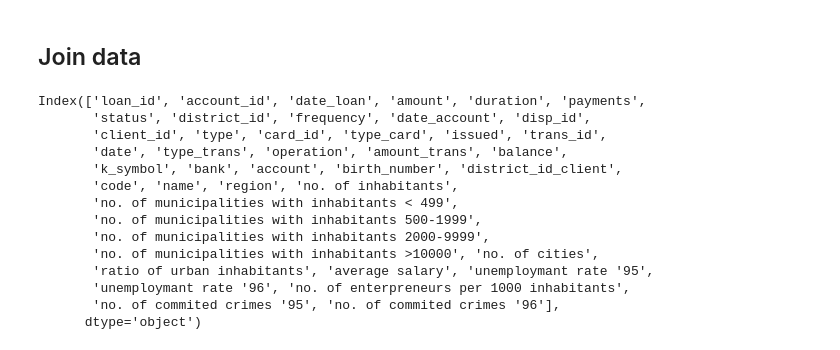
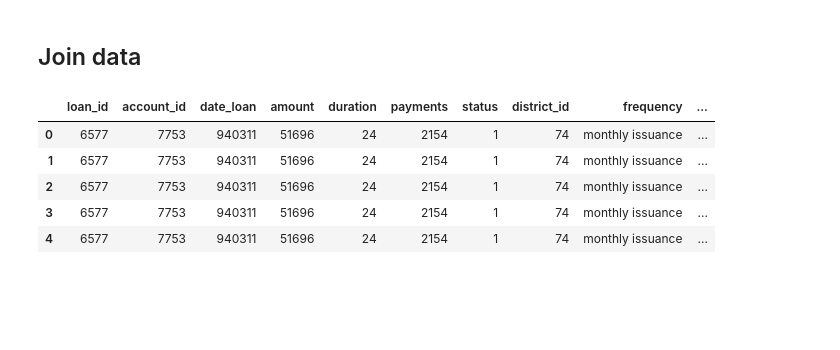
Before and after one commit to JoaoCostaIFG/AC, a Jupyter notebook: Banking.ipynb, the cells around one changed output. Saved outputs shown, nothing was run; the diff lists cells and outputs as text; code cells hidden in the pictures; blank space fills up the shorter version.

```diff
--- a/Banking.ipynb
+++ b/Banking.ipynb
@@ -40,29 +82,21 @@ trans_df
 # %%
 def join(df1, df2, key1, key2, suff, t="inner"):
     return df1.merge(df2, left_on=key1, right_on=key2, how=t, suffixes=suff)
 
-# Account U
+# join all data into a single table
 join_df = join(loan_df, account_df, 'account_id', 'account_id', ['_loan', '_account'])
 join_df = join(join_df, disp_df, 'account_id', 'account_id', ['', '_disp'])
 join_df = join(join_df, card_df, 'disp_id', 'disp_id', ['', '_card'])
 join_df = join(join_df, trans_df, 'account_id', 'account_id', ['', '_trans'])
 join_df = join(join_df, client_df, 'client_id', 'client_id', ['', '_client'])
 join_df = join(join_df, district_df, 'district_id', 'code', ['', '_district'])
 
 df = join_df
-join_df.columns
+join_df.head()
 # %% [output]
-Index(['loan_id', 'account_id', 'date_loan', 'amount', 'duration', 'payments',
-       'status', 'district_id', 'frequency', 'date_account', 'disp_id',
-       'client_id', 'type', 'card_id', 'type_card', 'issued', 'trans_id',
-       'date', 'type_trans', 'operation', 'amount_trans', 'balance',
-       'k_symbol', 'bank', 'account', 'birth_number', 'district_id_client',
-       'code', 'name', 'region', 'no. of inhabitants',
-       'no. of municipalities with inhabitants < 499',
-       'no. of municipalities with inhabitants 500-1999',
-       'no. of municipalities with inhabitants 2000-9999',
-       'no. of municipalities with inhabitants >10000', 'no. of cities',
-       'ratio of urban inhabitants', 'average salary', 'unemploymant rate '95',
-       'unemploymant rate '96', 'no. of enterpreneurs per 1000 inhabitants',
-       'no. of commited crimes '95', 'no. of commited crimes '96'],
-      dtype='object')
+|  | loan_id | account_id | date_loan | amount | duration | payments | status | district_id | frequency | ... |
+| 0 | 6577 | 7753 | 940311 | 51696 | 24 | 2154 | 1 | 74 | monthly issuance | ... |
+| 1 | 6577 | 7753 | 940311 | 51696 | 24 | 2154 | 1 | 74 | monthly issuance | ... |
+| 2 | 6577 | 7753 | 940311 | 51696 | 24 | 2154 | 1 | 74 | monthly issuance | ... |
+| 3 | 6577 | 7753 | 940311 | 51696 | 24 | 2154 | 1 | 74 | monthly issuance | ... |
+| 4 | 6577 | 7753 | 940311 | 51696 | 24 | 2154 | 1 | 74 | monthly issuance | ... |
```
Also changed, not shown: parts of 26 cells of this notebook, 1 other file.
